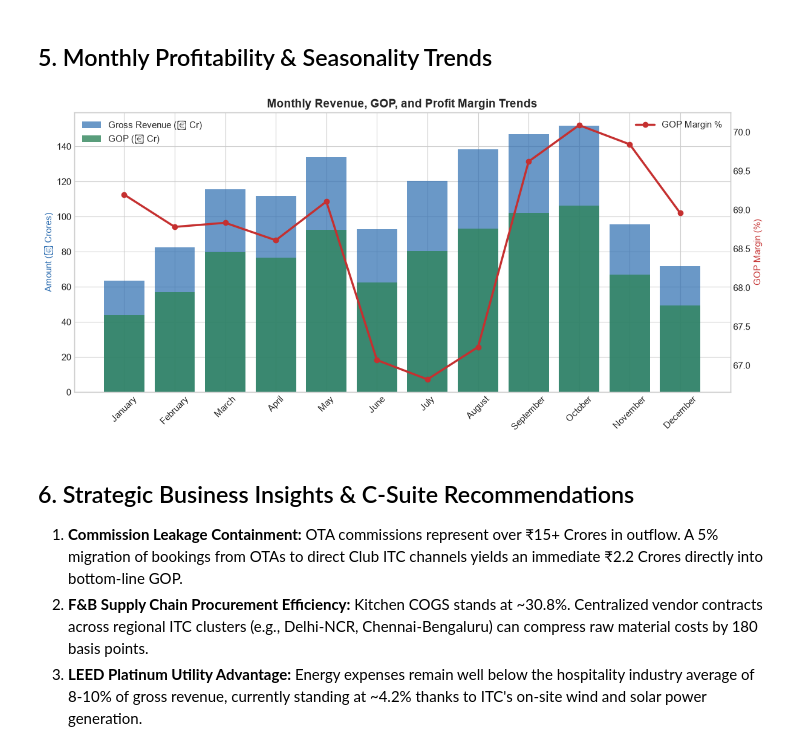
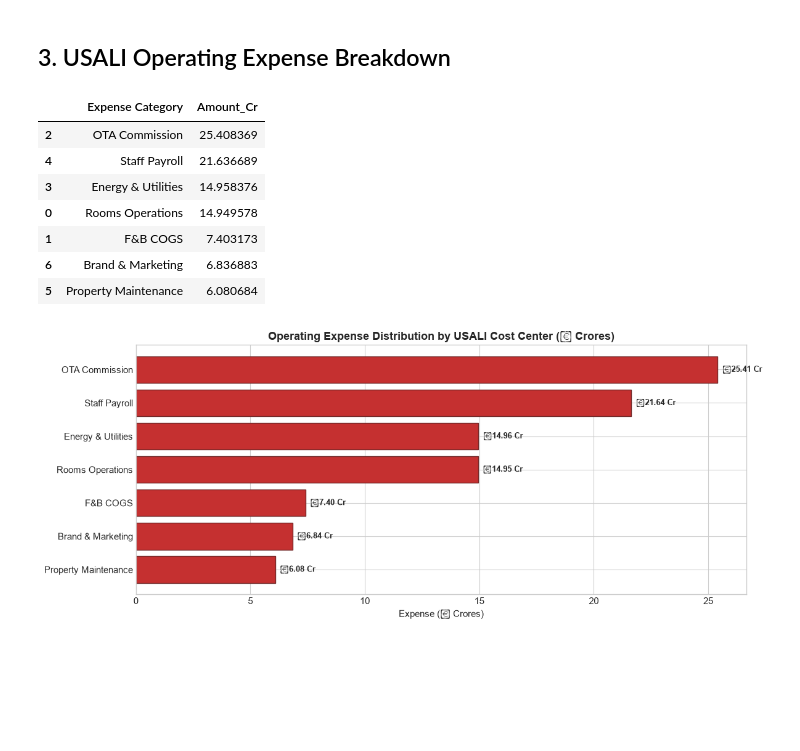
Before and after one commit to Avis1229/ITC_HOTEL_S_MODULE, a Jupyter notebook: module4_operating_costs_profitability.ipynb, the cells around one changed output. Saved outputs shown, nothing was run; the diff lists cells and outputs as text; code cells hidden in the pictures; blank space fills up the shorter version.

```diff
--- a/module4_operating_costs_profitability.ipynb
+++ b/module4_operating_costs_profitability.ipynb
@@ -146,38 +103,38 @@ plt.show()
-# %% [markdown]
-## 5. Monthly Profitability & Seasonality Trends
-# %%
-month_order = ['January', 'February', 'March', 'April', 'May', 'June',
-               'July', 'August', 'September', 'October', 'November', 'December']
-
-monthly_fin = active_fin.groupby('arrival_date_month').agg(
-    revenue_cr=('gross_total_revenue_inr', lambda x: x.sum() / 1e7),
-    gop_cr=('gross_operating_profit_inr', lambda x: x.sum() / 1e7)
-).reset_index()
-
-monthly_fin['arrival_date_month'] = pd.Categorical(monthly_fin['arrival_date_month'], categories=month_order, ordered=True)
-monthly_fin = monthly_fin.sort_values('arrival_date_month')
-monthly_fin['gop_margin'] = (monthly_fin['gop_cr'] / monthly_fin['revenue_cr']) * 100
-
-fig, ax1 = plt.subplots(figsize=(14, 6))
-
-ax1.bar(monthly_fin['arrival_date_month'], monthly_fin['revenue_cr'], color='#2B6CB0', alpha=0.7, label='Gross Revenue (₹ Cr)')
-ax1.bar(monthly_fin['arrival_date_month'], monthly_fin['gop_cr'], color='#2F855A', alpha=0.8, label='GOP (₹ Cr)')
-ax1.set_ylabel('Amount (₹ Crores)', color='#2B6CB0')
-ax1.tick_params(axis='x', rotation=45)
-ax1.legend(loc='upper left')
-
-ax2 = ax1.twinx()
-ax2.plot(monthly_fin['arrival_date_month'], monthly_fin['gop_margin'], color='#C53030', marker='o', linewidth=2.5, label='GOP Margin %')
-ax2.set_ylabel('GOP Margin (%)', color='#C53030')
-ax2.grid(False)
-ax2.legend(loc='upper right')
-
-plt.title('Monthly Revenue, GOP, and Profit Margin Trends', fontweight='bold', fontsize=14)
-plt.show()
-# %% [output]
-[figure, removed]
-# %% [markdown]
-## 6. Strategic Business Insights & C-Suite Recommendations
-1. **Commission Leakage Containment:** OTA commissions represent over ₹15+ Crores in outflow. A 5% migration of bookings from OTAs to direct Club ITC channels yields an immediate ₹2.2 Crores directly into bottom-line GOP.
-2. **F&B Supply Chain Procurement Efficiency:** Kitchen COGS stands at ~30.8%. Centralized vendor contracts across regional ITC clusters (e.g., Delhi-NCR, Chennai-Bengaluru) can compress raw material costs by 180 basis points.
-3. **LEED Platinum Utility Advantage:** Energy expenses remain well below the hospitality industry average of 8-10% of gross revenue, currently standing at ~4.2% thanks to ITC's on-site wind and solar power generation.
+# %% [markdown]
+## 3. USALI Operating Expense Breakdown
+# %%
+expense_cols = {
+    'Rooms Operations': valid_cost['rooms_operating_cost_inr'].sum() / 1e7,
+    'F&B COGS': valid_cost['fnb_cogs_operating_cost_inr'].sum() / 1e7,
+    'OTA Commission': valid_cost['booking_distribution_commission_inr'].sum() / 1e7,
+    'Energy & Utilities': valid_cost['energy_utility_cost_inr'].sum() / 1e7,
+    'Staff Payroll': valid_cost['staff_payroll_allocated_inr'].sum() / 1e7,
+    'Property Maintenance': valid_cost['property_maintenance_inr'].sum() / 1e7,
+    'Brand & Marketing': valid_cost['marketing_brand_cost_inr'].sum() / 1e7,
+}
+
+df_exp = pd.DataFrame(list(expense_cols.items()), columns=['Expense Category', 'Amount_Cr']).sort_values(by='Amount_Cr', ascending=False)
+display(df_exp)
+
+plt.figure(figsize=(12, 5))
+bars = plt.barh(df_exp['Expense Category'], df_exp['Amount_Cr'], color='#C53030', edgecolor='#742A2A')
+plt.title('Operating Expense Distribution by USALI Cost Center (₹ Crores)', fontweight='bold', fontsize=13)
+plt.xlabel('Expense (₹ Crores)')
+plt.gca().invert_yaxis()
+
+for bar in bars:
+    w = bar.get_width()
+    plt.text(w + 0.2, bar.get_y() + bar.get_height()/2, f'₹{w:,.2f} Cr', va='center', fontweight='bold', fontsize=9)
+
+plt.tight_layout()
+plt.show()
+# %% [output]
+|  | Expense Category | Amount_Cr |
+| 2 | OTA Commission | 25.408369 |
+| 4 | Staff Payroll | 21.636689 |
+| 3 | Energy & Utilities | 14.958376 |
+| 0 | Rooms Operations | 14.949578 |
+| 1 | F&B COGS | 7.403173 |
+| 6 | Brand & Marketing | 6.836883 |
+| 5 | Property Maintenance | 6.080684 |
+[figure, added]
```
Also changed, not shown: parts of 10 cells of this notebook, 1 other file.
